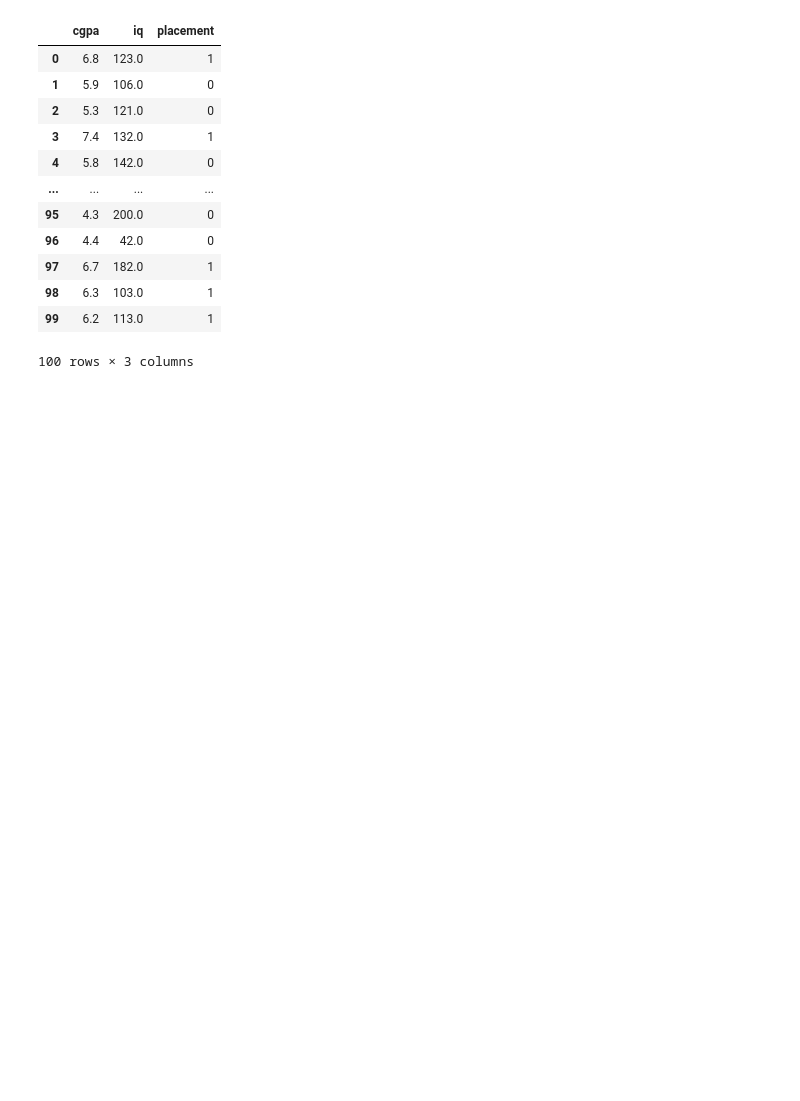
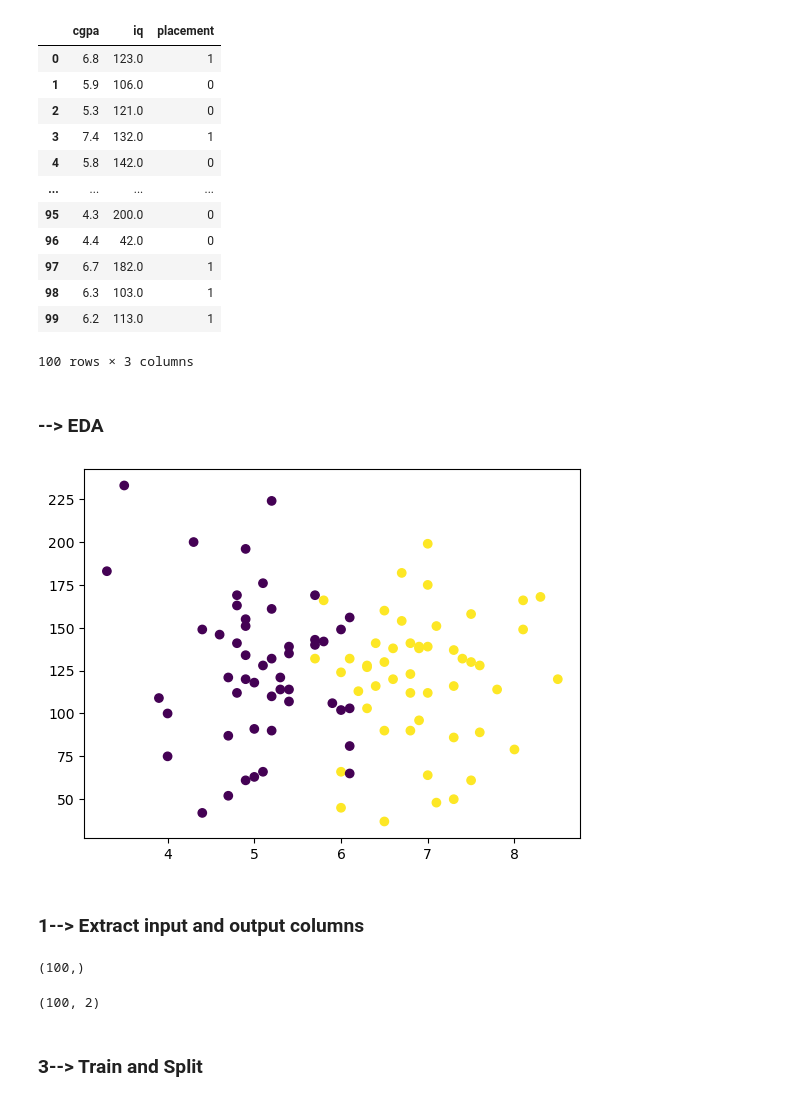
Before and after one commit to Salmankhan0518/Machine-Learning, a Jupyter notebook: 1-Toy-Project.ipynb, the cells around one changed output. Cells and saved outputs as stored; diff of their text form; code cells hidden in the pictures; blank space fills up the shorter version.

Commit message:
train and split

```diff
--- a/1-Toy-Project.ipynb
+++ b/1-Toy-Project.ipynb
@@ -53,0 +57,9 @@ df
+# %% [markdown]
+### --> EDA
+# %%
+plt.scatter(df["cgpa"], df["iq"], c=df["placement"])
+plt.show()
+# %% [output]
+[figure, added]
+# %% [markdown]
+### 1--> Extract input and output columns
@@ -53,0 +69,10 @@ df
+# %%
+Y.shape
+# %% [output]
+(100,)
+# %%
+X.shape
+# %% [output]
+(100, 2)
+# %% [markdown]
+### 3--> Train and Split
```
Also changed, not shown: parts of 9 cells of this notebook.
